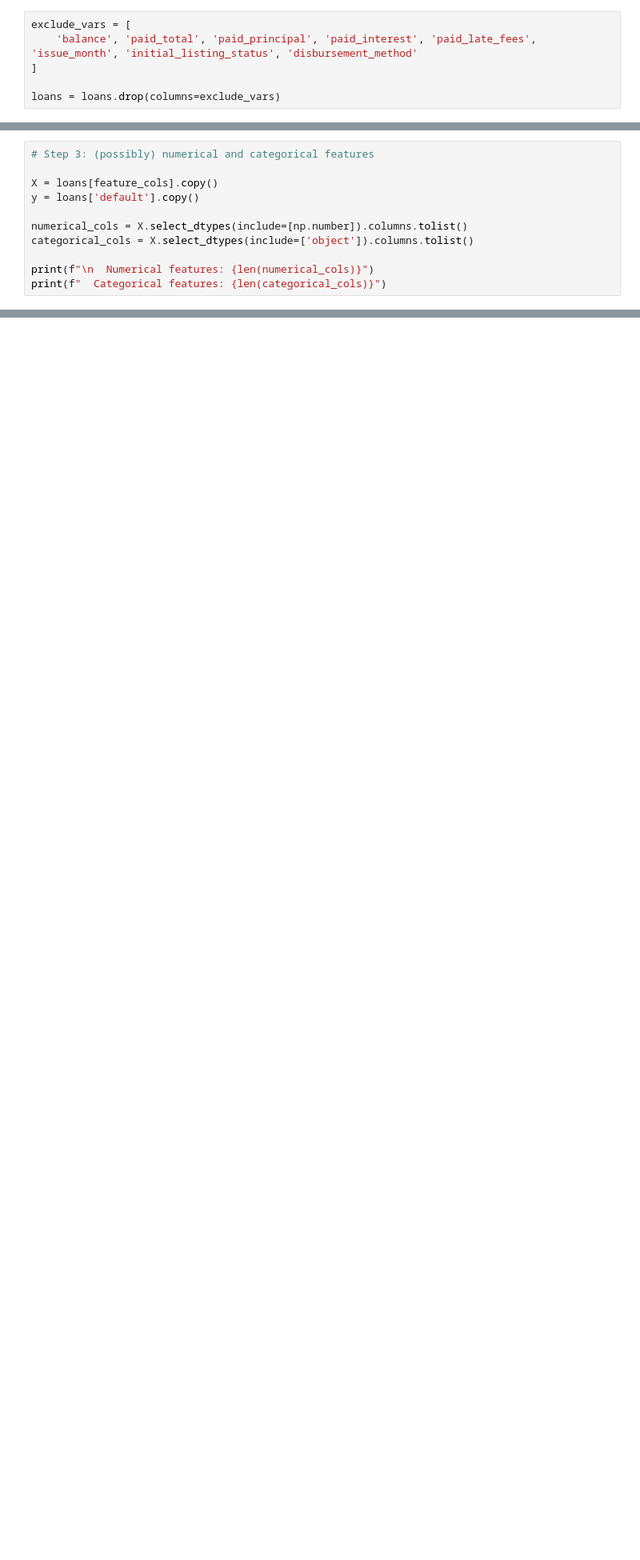
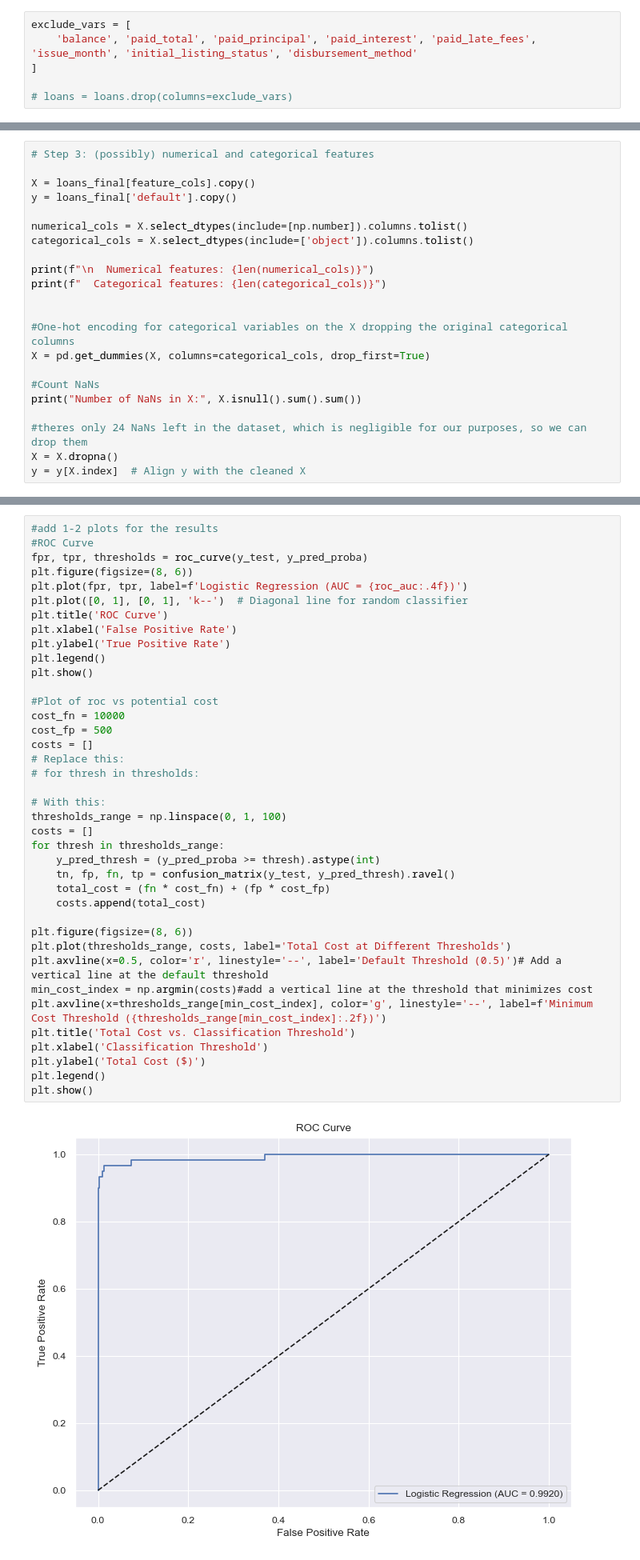
Before and after one commit to MaksiuMilcarz/Data-Analysis, a Jupyter notebook: clinic3/clinic3_bruna.ipynb, the cells around one changed output, grey strips where cells are left out. Shown at 80% size. Saved outputs shown, nothing was run; the diff lists cells and outputs as text; blank space fills up the shorter version.

```diff
--- a/clinic3/clinic3_bruna.ipynb
+++ b/clinic3/clinic3_bruna.ipynb
@@ -239,7 +239,7 @@ exclude_vars = [
     'balance', 'paid_total', 'paid_principal', 'paid_interest', 'paid_late_fees', 'issue_month', 'initial_listing_status', 'disbursement_method'
 ]
 
-loans = loans.drop(columns=exclude_vars)
+# loans = loans.drop(columns=exclude_vars)
 # %% [markdown]
 ### Question 2: Analyze Missing Values
 
@@ -496,11 +549,22 @@ print(f"  Features for modeling: {len(feature_cols)}")
 # %%
 # Step 3: (possibly) numerical and categorical features
 
-X = loans[feature_cols].copy()
-y = loans['default'].copy()
+X = loans_final[feature_cols].copy()
+y = loans_final['default'].copy()
 
 numerical_cols = X.select_dtypes(include=[np.number]).columns.tolist()
 categorical_cols = X.select_dtypes(include=['object']).columns.tolist()
 
 print(f"\n  Numerical features: {len(numerical_cols)}")
 print(f"  Categorical features: {len(categorical_cols)}")
+
+
+#One-hot encoding for categorical variables on the X dropping the original categorical columns
+X = pd.get_dummies(X, columns=categorical_cols, drop_first=True)
+
+#Count NaNs
+print("Number of NaNs in X:", X.isnull().sum().sum())
+
+#theres only 24 NaNs left in the dataset, which is negligible for our purposes, so we can drop them
+X = X.dropna()
+y = y[X.index]  # Align y with the cleaned X
@@ -613,0 +725,41 @@ print(f"\n   ROC-AUC: {roc_auc:.4f}")
+# %%
+#add 1-2 plots for the results
+#ROC Curve
+fpr, tpr, thresholds = roc_curve(y_test, y_pred_proba)
+plt.figure(figsize=(8, 6))
+plt.plot(fpr, tpr, label=f'Logistic Regression (AUC = {roc_auc:.4f})')
+plt.plot([0, 1], [0, 1], 'k--')  # Diagonal line for random classifier
+plt.title('ROC Curve')
+plt.xlabel('False Positive Rate')
+plt.ylabel('True Positive Rate')
+plt.legend()
+plt.show()
+
+#Plot of roc vs potential cost
+cost_fn = 10000
+cost_fp = 500
+costs = []
+# Replace this:
+# for thresh in thresholds:
+
+# With this:
+thresholds_range = np.linspace(0, 1, 100)
+costs = []
+for thresh in thresholds_range:
+    y_pred_thresh = (y_pred_proba >= thresh).astype(int)
+    tn, fp, fn, tp = confusion_matrix(y_test, y_pred_thresh).ravel()
+    total_cost = (fn * cost_fn) + (fp * cost_fp)
+    costs.append(total_cost)
+
+plt.figure(figsize=(8, 6))
+plt.plot(thresholds_range, costs, label='Total Cost at Different Thresholds')
+plt.axvline(x=0.5, color='r', linestyle='--', label='Default Threshold (0.5)')# Add a vertical line at the default threshold
+min_cost_index = np.argmin(costs)#add a vertical line at the threshold that minimizes cost
+plt.axvline(x=thresholds_range[min_cost_index], color='g', linestyle='--', label=f'Minimum Cost Threshold ({thresholds_range[min_cost_index]:.2f})')
+plt.title('Total Cost vs. Classification Threshold')
+plt.xlabel('Classification Threshold')
+plt.ylabel('Total Cost ($)')
+plt.legend()
+plt.show()
+# %% [output]
+[figure, added]
```
Also changed, not shown: parts of 25 cells of this notebook.
